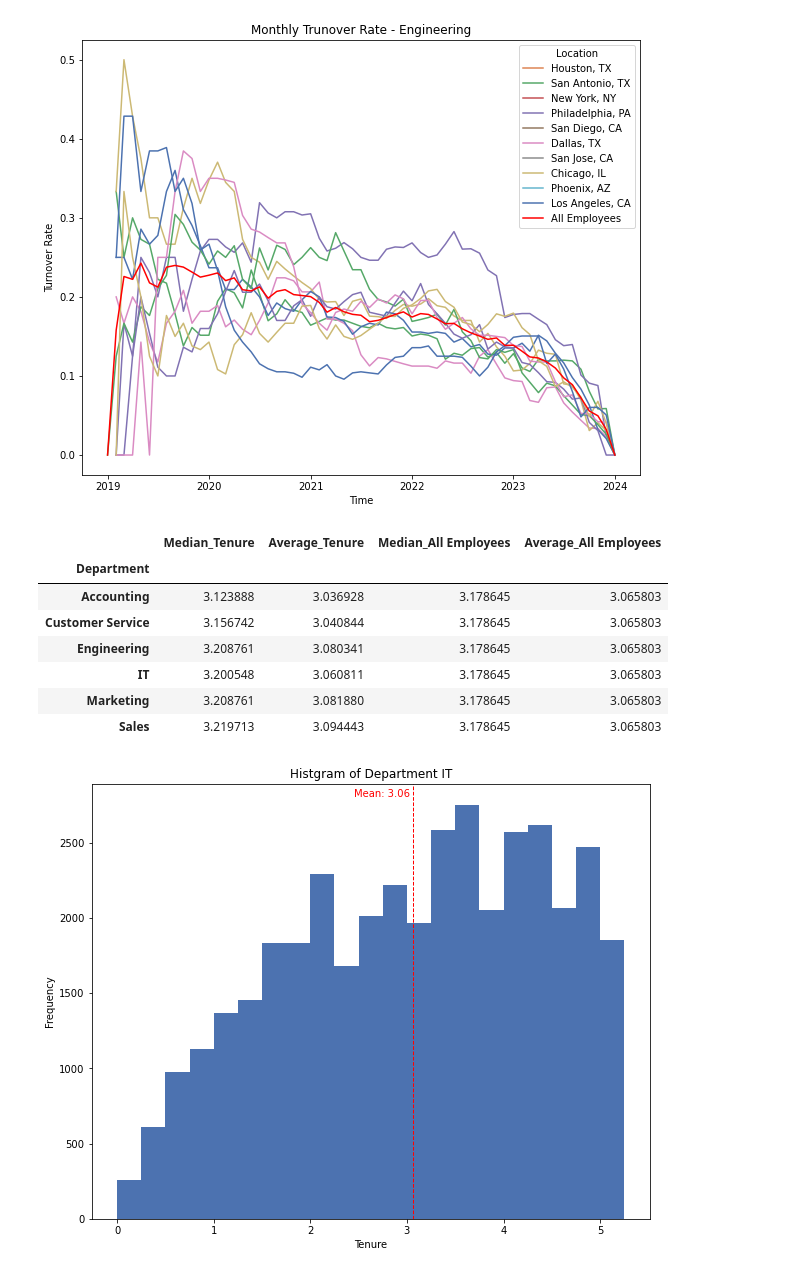
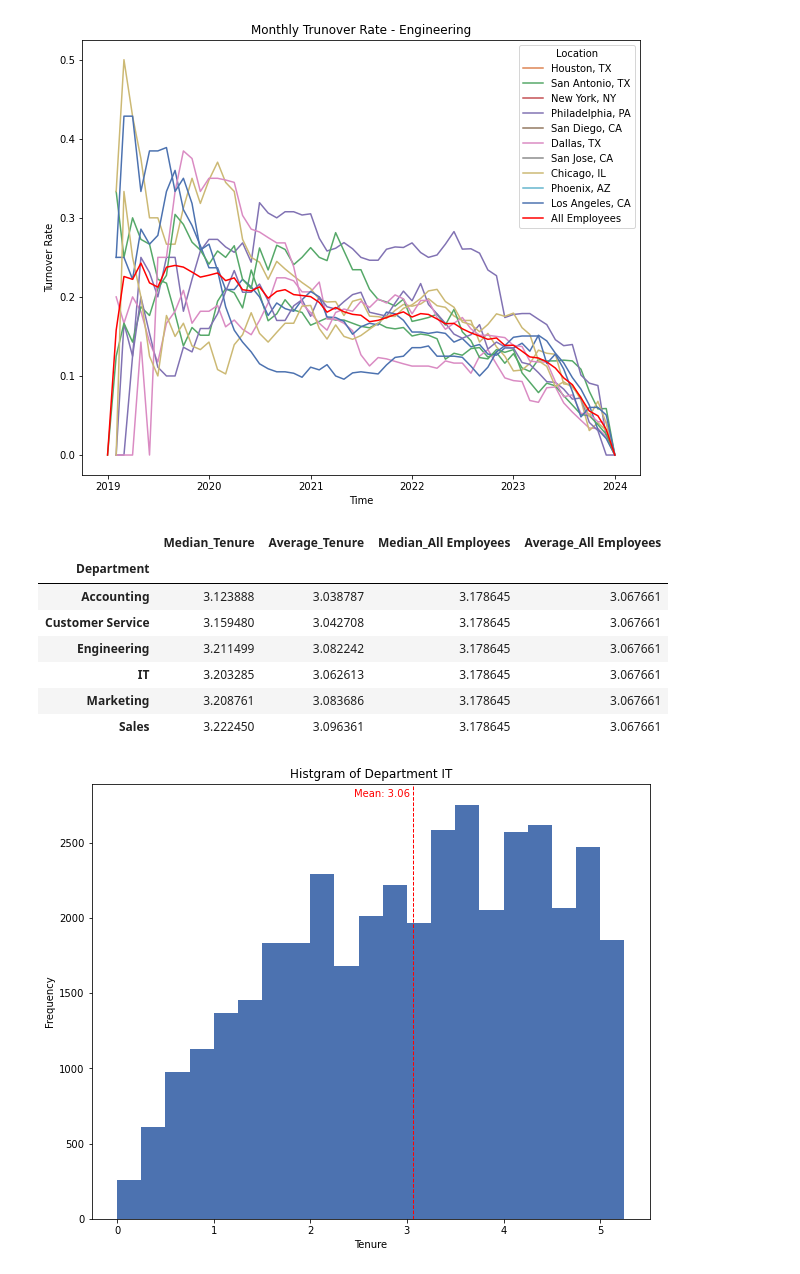
Before and after one commit to CynthiaLLLLL/Fore_take_home_assessment, a Jupyter notebook: fore_assessment/Take_home_assessment_Jingyi_Liang.ipynb, the cells around one changed output. Cells and saved outputs as stored; diff of their text form; code cells hidden in the pictures.

```diff
--- a/fore_assessment/Take_home_assessment_Jingyi_Liang.ipynb
+++ b/fore_assessment/Take_home_assessment_Jingyi_Liang.ipynb
@@ -578,19 +437,19 @@ for i in df_all['Department'].unique():
 # %%
 #Median and Average Tenure Table
 df_tenure = df_all.groupby('Department').agg(Median_Tenure = ('tenure', 'median'), Average_Tenure = ('tenure', 'mean'))
 df_tenure['Median_All Employees'] = df_all['tenure'].median()
 df_tenure['Average_All Employees'] = df_all['tenure'].mean()
-df_tenure.to_csv('/Users/liang/Documents/GitHub/Fore_take_home_assessment/fore_assessment/output/median_mean_tenure.csv')
+#df_tenure.to_csv('path/median_mean_tenure.csv')
 df_tenure
 # %% [output]
 |  | Median_Tenure | Average_Tenure | Median_All Employees | Average_All Employees |
 | Department |  |  |  |  |
-| Accounting | 3.123888 | 3.036928 | 3.178645 | 3.065803 |
-| Customer Service | 3.156742 | 3.040844 | 3.178645 | 3.065803 |
-| Engineering | 3.208761 | 3.080341 | 3.178645 | 3.065803 |
-| IT | 3.200548 | 3.060811 | 3.178645 | 3.065803 |
-| Marketing | 3.208761 | 3.081880 | 3.178645 | 3.065803 |
-| Sales | 3.219713 | 3.094443 | 3.178645 | 3.065803 |
+| Accounting | 3.123888 | 3.038787 | 3.178645 | 3.067661 |
+| Customer Service | 3.159480 | 3.042708 | 3.178645 | 3.067661 |
+| Engineering | 3.211499 | 3.082242 | 3.178645 | 3.067661 |
+| IT | 3.203285 | 3.062613 | 3.178645 | 3.067661 |
+| Marketing | 3.208761 | 3.083686 | 3.178645 | 3.067661 |
+| Sales | 3.222450 | 3.096361 | 3.178645 | 3.067661 |
 # %%
 #Histogram of Key Performance Metric
 ##Tenure is the Key Performance Metric which has the highest correlation with turnover (-0.30)
```
Also changed, not shown: parts of 31 cells of this notebook.
